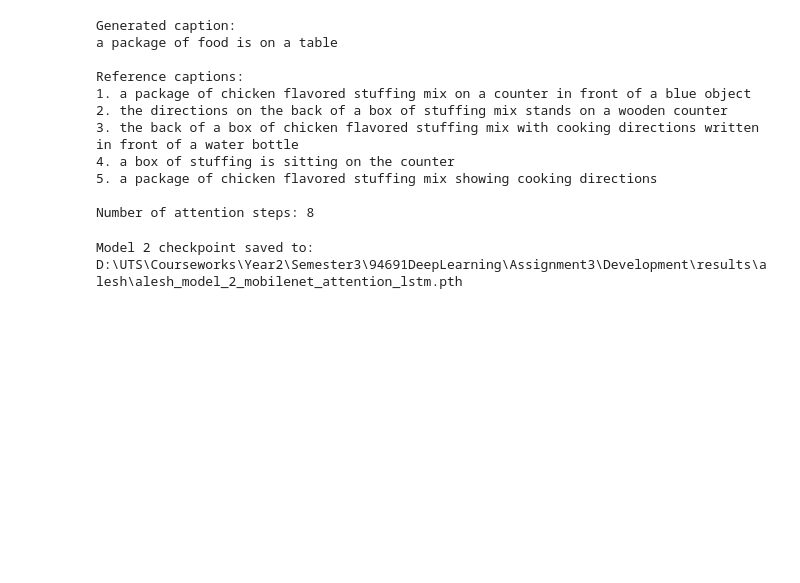
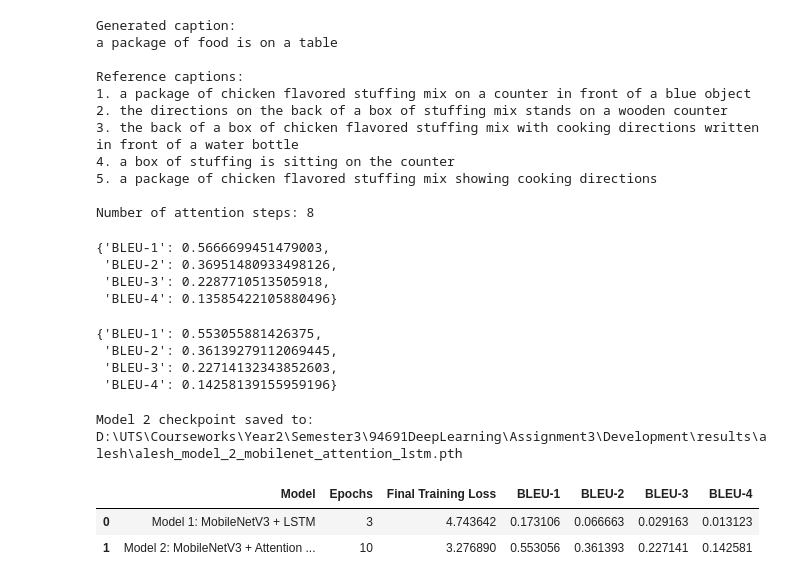
Before and after one commit to weishusun/DL_Assignment_3_Group31, a Jupyter notebook: notebooks/01_alesh_models.ipynb, the cells around one changed output. Cells and saved outputs as stored; diff of their text form; code cells hidden in the pictures; blank space fills up the shorter version.

```diff
--- a/notebooks/01_alesh_models.ipynb
+++ b/notebooks/01_alesh_models.ipynb
@@ -1046,3 +1113,33 @@ Number of attention steps: 8
+# %%
+model2_bleu_sample = evaluate_bleu_attention(
+    model2,
+    val_loader,
+    vocab,
+    device,
+    max_batches=10
+)
+
+model2_bleu_sample
+# %% [output]
+{'BLEU-1': 0.5666699451479003,
+ 'BLEU-2': 0.36951480933498126,
+ 'BLEU-3': 0.2287710513505918,
+ 'BLEU-4': 0.13585422105880496}
+# %%
+model2_bleu = evaluate_bleu_attention(
+    model2,
+    val_loader,
+    vocab,
+    device,
+    max_batches=None
+)
+
+model2_bleu
+# %% [output]
+{'BLEU-1': 0.553055881426375,
+ 'BLEU-2': 0.36139279112069445,
+ 'BLEU-3': 0.22714132343852603,
+ 'BLEU-4': 0.14258139155959196}
 # %%
 RESULTS_DIR = PROJECT_ROOT / "results" / "alesh"
 RESULTS_DIR.mkdir(parents=True, exist_ok=True)
@@ -1073,3 +1170,37 @@ print(model2_checkpoint_path)
 # %% [output]
 Model 2 checkpoint saved to:
 D:\UTS\Courseworks\Year2\Semester3\94691DeepLearning\Assignment3\Development\results\alesh\alesh_model_2_mobilenet_attention_lstm.pth
+# %%
+results_comparison = pd.DataFrame({
+    "Model": [
+        "Model 1: MobileNetV3 + LSTM",
+        "Model 2: MobileNetV3 + Attention LSTM"
+    ],
+    "Epochs": [3, 10],
+    "Final Training Loss": [
+        history_model1["train_loss"][-1],
+        history_model2["train_loss"][-1]
+    ],
+    "BLEU-1": [
+        model1_bleu["BLEU-1"],
+        model2_bleu["BLEU-1"]
+    ],
+    "BLEU-2": [
+        model1_bleu["BLEU-2"],
+        model2_bleu["BLEU-2"]
+    ],
+    "BLEU-3": [
+        model1_bleu["BLEU-3"],
+        model2_bleu["BLEU-3"]
+    ],
+    "BLEU-4": [
+        model1_bleu["BLEU-4"],
+        model2_bleu["BLEU-4"]
+    ],
+})
+
+results_comparison
+# %% [output]
+|  | Model | Epochs | Final Training Loss | BLEU-1 | BLEU-2 | BLEU-3 | BLEU-4 |
+| 0 | Model 1: MobileNetV3 + LSTM | 3 | 4.743642 | 0.173106 | 0.066663 | 0.029163 | 0.013123 |
+| 1 | Model 2: MobileNetV3 + Attention ... | 10 | 3.276890 | 0.553056 | 0.361393 | 0.227141 | 0.142581 |
```
Also changed, not shown: parts of 1 cell of this notebook.
